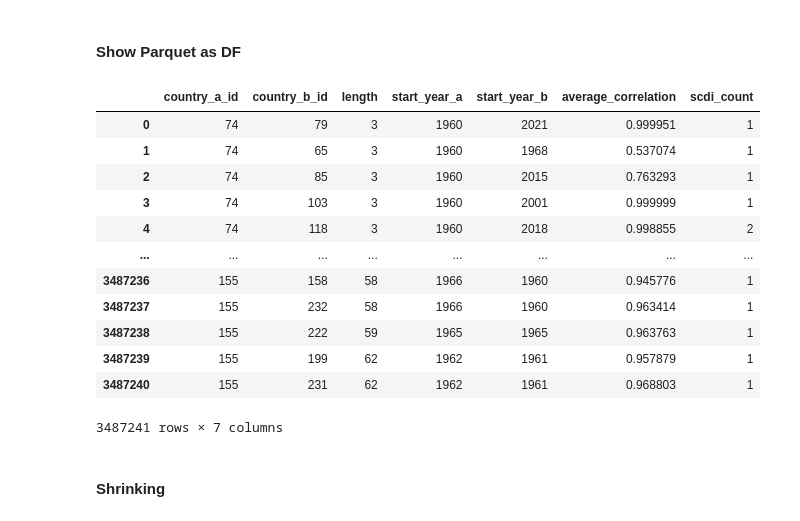
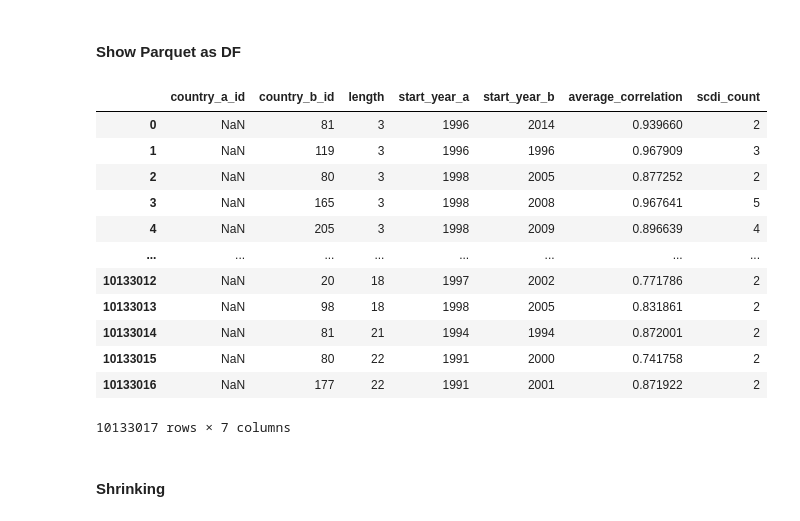
Before and after one commit to AminAlAit/qgi-4.0, a Jupyter notebook: notebooks/general.ipynb, the cells around one changed output. Saved outputs shown, nothing was run; the diff lists cells and outputs as text; code cells hidden in the pictures.

Commit message:
PatternMaker methods work individually (did not test them altogether)

```diff
--- a/notebooks/general.ipynb
+++ b/notebooks/general.ipynb
@@ -194,22 +194,22 @@ def get_indicator(indicator_id):
 # %% [markdown]
 #### Show Parquet as DF
 # %%
-df = read_parquet_as_df(r"/workspace/qgi\qgi-4.0\data\pattern_maker_output\part.2.parquet")
+df = read_parquet_as_df(r"/workspace/qgi\qgi-4.0\data\pattern_maker_output\country_a_id=1.parquet")
 df
 # %% [output]
 |  | country_a_id | country_b_id | length | start_year_a | start_year_b | average_correlation | scdi_count |
-| 0 | 74 | 79 | 3 | 1960 | 2021 | 0.999951 | 1 |
-| 1 | 74 | 65 | 3 | 1960 | 1968 | 0.537074 | 1 |
-| 2 | 74 | 85 | 3 | 1960 | 2015 | 0.763293 | 1 |
-| 3 | 74 | 103 | 3 | 1960 | 2001 | 0.999999 | 1 |
-| 4 | 74 | 118 | 3 | 1960 | 2018 | 0.998855 | 2 |
+| 0 | NaN | 81 | 3 | 1996 | 2014 | 0.939660 | 2 |
+| 1 | NaN | 119 | 3 | 1996 | 1996 | 0.967909 | 3 |
+| 2 | NaN | 80 | 3 | 1998 | 2005 | 0.877252 | 2 |
+| 3 | NaN | 165 | 3 | 1998 | 2008 | 0.967641 | 5 |
+| 4 | NaN | 205 | 3 | 1998 | 2009 | 0.896639 | 4 |
 | ... | ... | ... | ... | ... | ... | ... | ... |
-| 3487236 | 155 | 158 | 58 | 1966 | 1960 | 0.945776 | 1 |
-| 3487237 | 155 | 232 | 58 | 1966 | 1960 | 0.963414 | 1 |
-| 3487238 | 155 | 222 | 59 | 1965 | 1965 | 0.963763 | 1 |
-| 3487239 | 155 | 199 | 62 | 1962 | 1961 | 0.957879 | 1 |
-| 3487240 | 155 | 231 | 62 | 1962 | 1961 | 0.968803 | 1 |
+| 10133012 | NaN | 20 | 18 | 1997 | 2002 | 0.771786 | 2 |
+| 10133013 | NaN | 98 | 18 | 1998 | 2005 | 0.831861 | 2 |
+| 10133014 | NaN | 81 | 21 | 1994 | 1994 | 0.872001 | 2 |
+| 10133015 | NaN | 80 | 22 | 1991 | 2000 | 0.741758 | 2 |
+| 10133016 | NaN | 177 | 22 | 1991 | 2001 | 0.871922 | 2 |
-3487241 rows × 7 columns
+10133017 rows × 7 columns
 # %% [markdown]
 #### Shrinking
 # %%
```
Also changed, not shown: 4 other files.
